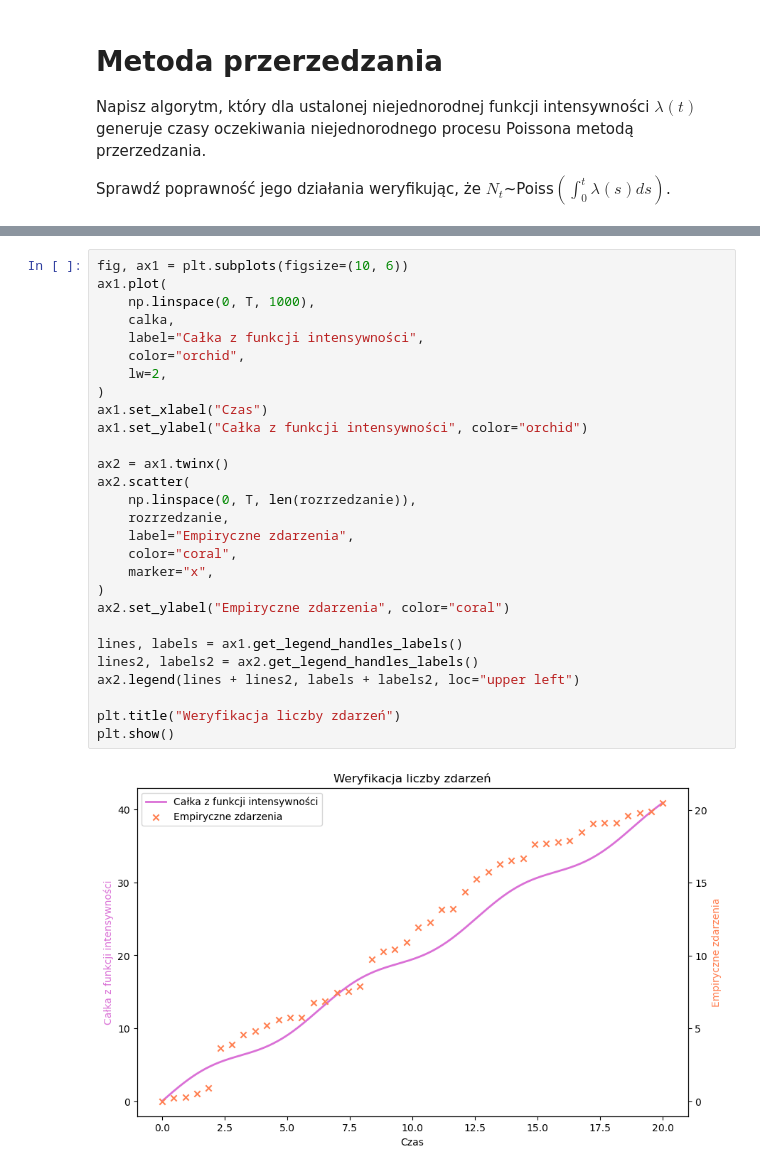
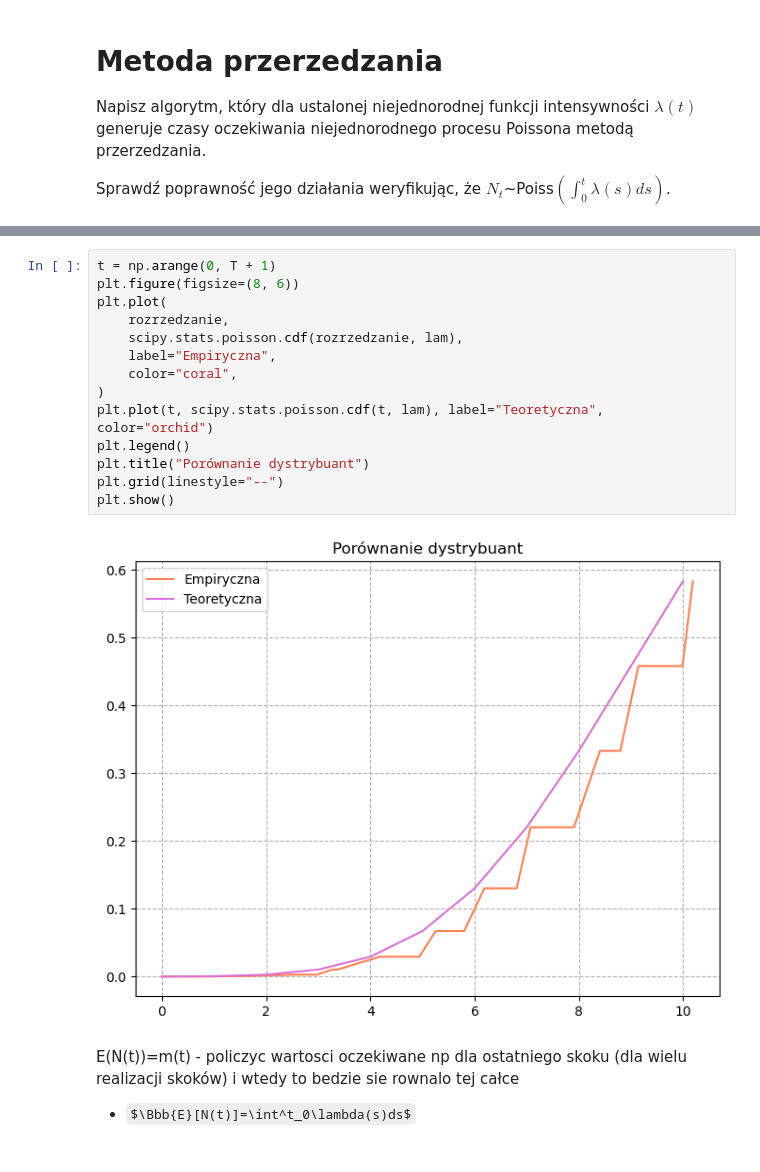
Before and after one commit to wust-research-group/lista-6-niejednorodny-proces-poissona-AmeliaBieda, a Jupyter notebook: src/zadanie_1.ipynb, the cells around one changed output, grey strips where cells are left out. Cells and saved outputs as stored; diff of their text form; some formulas as TeX source.

```diff
--- a/src/zadanie_1.ipynb
+++ b/src/zadanie_1.ipynb
@@ -84,30 +52,19 @@ plt.show()
-# %%
-fig, ax1 = plt.subplots(figsize=(10, 6))
-ax1.plot(
-    np.linspace(0, T, 1000),
-    calka,
-    label="Całka z funkcji intensywności",
-    color="orchid",
-    lw=2,
-)
-ax1.set_xlabel("Czas")
-ax1.set_ylabel("Całka z funkcji intensywności", color="orchid")
-
-ax2 = ax1.twinx()
-ax2.scatter(
-    np.linspace(0, T, len(rozrzedzanie)),
-    rozrzedzanie,
-    label="Empiryczne zdarzenia",
-    color="coral",
-    marker="x",
-)
-ax2.set_ylabel("Empiryczne zdarzenia", color="coral")
-
-lines, labels = ax1.get_legend_handles_labels()
-lines2, labels2 = ax2.get_legend_handles_labels()
-ax2.legend(lines + lines2, labels + labels2, loc="upper left")
-
-plt.title("Weryfikacja liczby zdarzeń")
-plt.show()
-# %% [output]
-[figure, removed]
+# %%
+t = np.arange(0, T + 1)
+plt.figure(figsize=(8, 6))
+plt.plot(
+    rozrzedzanie,
+    scipy.stats.poisson.cdf(rozrzedzanie, lam),
+    label="Empiryczna",
+    color="coral",
+)
+plt.plot(t, scipy.stats.poisson.cdf(t, lam), label="Teoretyczna", color="orchid")
+plt.legend()
+plt.title("Porównanie dystrybuant")
+plt.grid(linestyle="--")
+plt.show()
+# %% [output]
+[figure, added]
+# %% [markdown]
+E(N(t))=m(t) - policzyc wartosci oczekiwane np dla ostatniego skoku (dla wielu realizacji skoków) i wtedy to bedzie sie rownalo tej całce
+- $\Bbb{E}[N(t)]=\int^t_0\lambda(s)ds$
```
Also changed, not shown: parts of 9 cells of this notebook, 2 other files.
